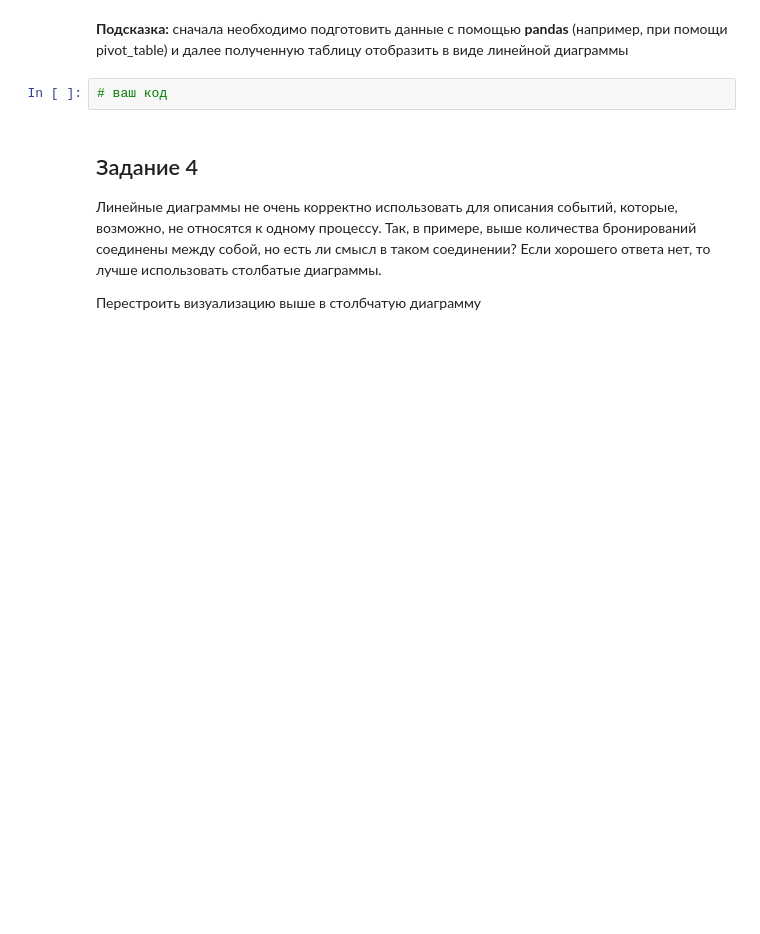
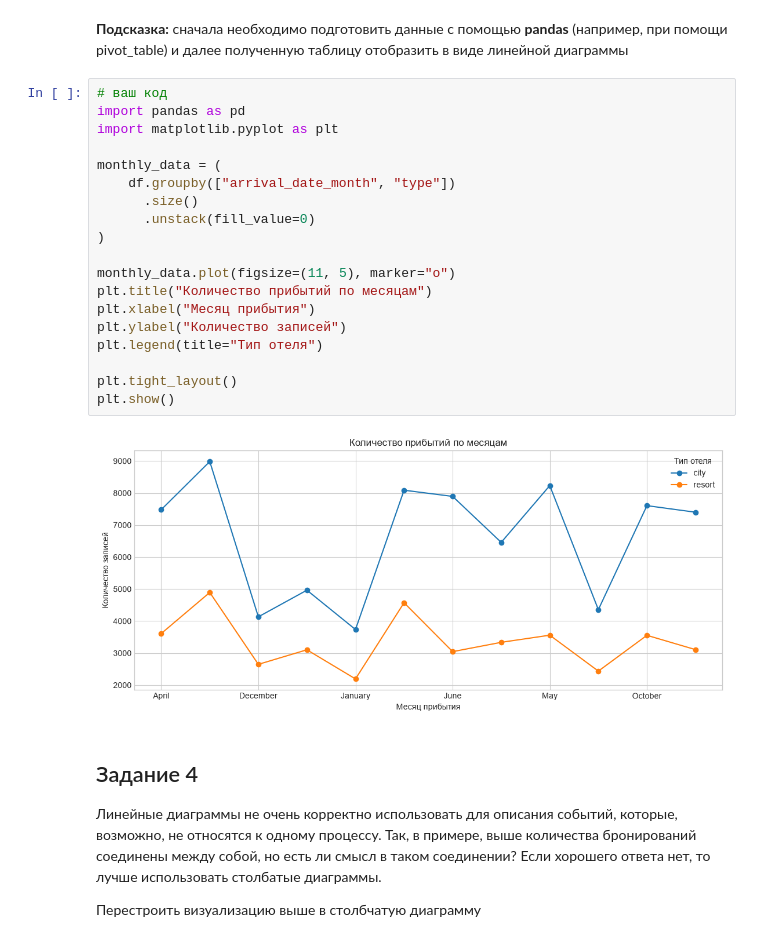
Before and after one commit to K0TOFEY/ML_lessons, a Jupyter notebook: ВвМО. ПЗ 4/pz_3_visual.ipynb, the cells around one changed output. Drawn from its saved outputs; the diff is of its cells as text; blank space fills up the shorter version.

Commit message:
Пупупу, забытый matplotlib и 1 часть дз

```diff
--- a/pz_3_visual.ipynb
+++ b/ВвМО. ПЗ 4/pz_3_visual.ipynb
@@ -763,8 +792,27 @@ df.describe(include='object').T
 ![image.png](attachment:image.png)
 # %% [markdown]
 **Подсказка:** сначала необходимо подготовить данные с помощью **pandas** (например, при помощи pivot_table) и далее полученную таблицу отобразить в виде линейной диаграммы
-# %%
-# ваш код
+# %%
+# ваш код
+import pandas as pd
+import matplotlib.pyplot as plt
+
+monthly_data = (
+    df.groupby(["arrival_date_month", "type"])
+      .size()
+      .unstack(fill_value=0)
+)
+
+monthly_data.plot(figsize=(11, 5), marker="o")
+plt.title("Количество прибытий по месяцам")
+plt.xlabel("Месяц прибытия")
+plt.ylabel("Количество записей")
+plt.legend(title="Тип отеля")
+
+plt.tight_layout()
+plt.show()
+# %% [output]
+[figure, added]
 # %% [markdown]
 ## Задание 4
 Линейные диаграммы не очень корректно использовать для описания событий, которые, возможно, не относятся к одному процессу. Так, в примере, выше количества бронирований соединены между собой, но есть ли смысл в таком соединении? Если хорошего ответа нет, то лучше использовать столбатые диаграммы.
```
Also changed, not shown: parts of 30 cells of this notebook, 12 other files.
